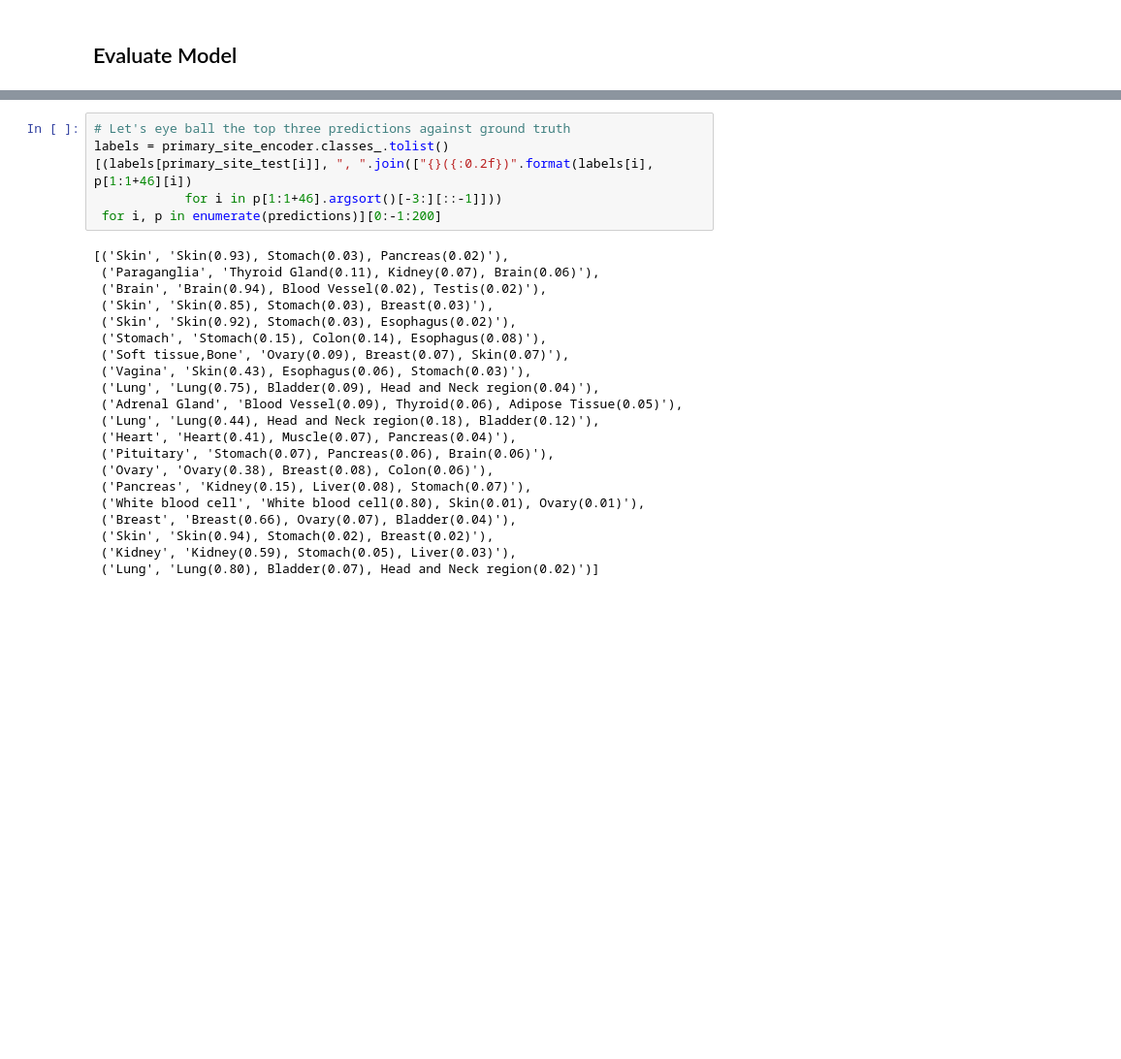
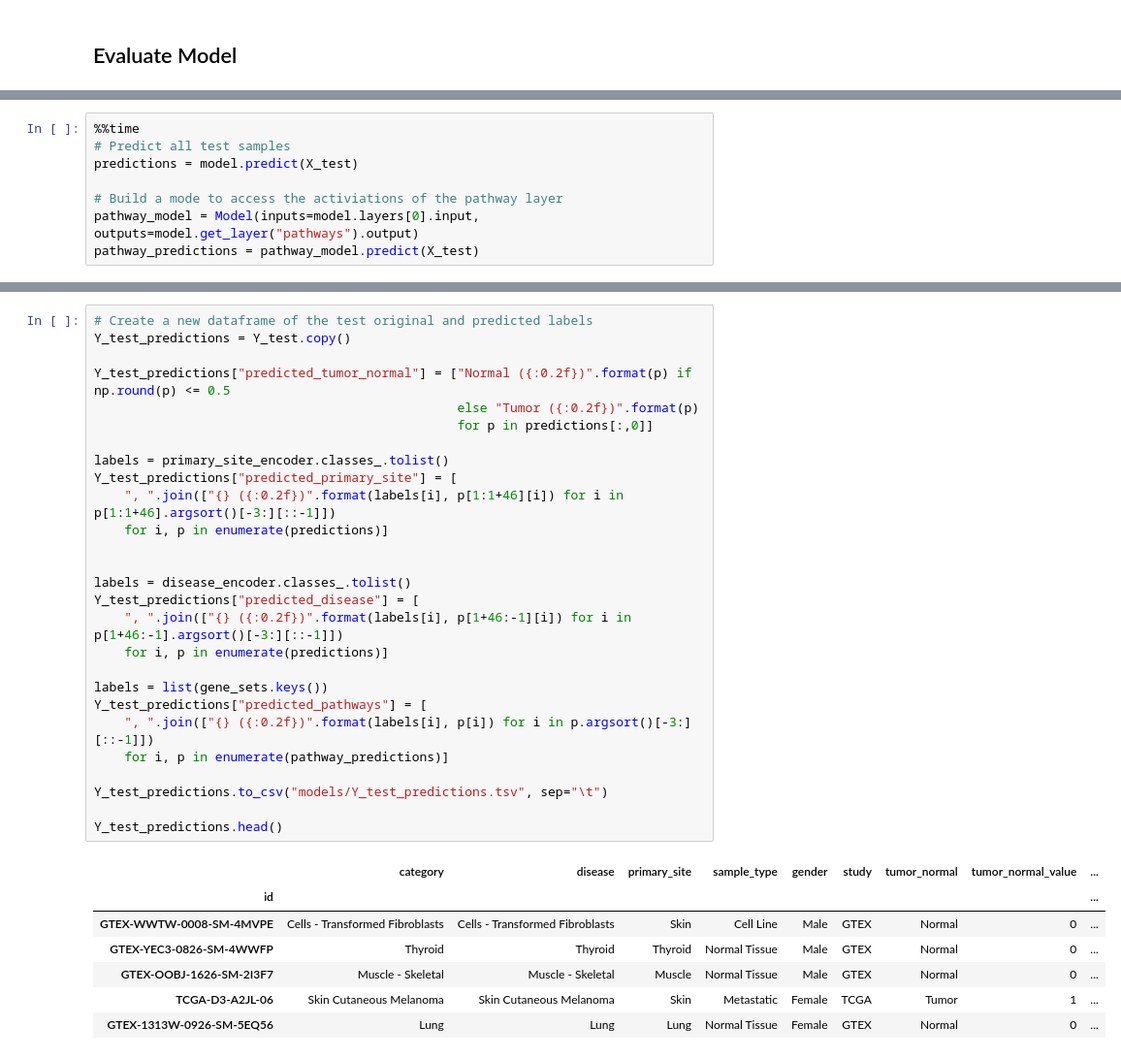
Before and after one commit to rcurrie/tumornormal, a Jupyter notebook: pathways.ipynb, the cells around one changed output, grey strips where cells are left out. Shown at 97% size. Cells and saved outputs as stored; diff of their text form; blank space fills up the shorter version.

```diff
--- a/pathways.ipynb
+++ b/pathways.ipynb
@@ -245,0 +235,8 @@ Wall time: 25.4 s
+# %%
+%%time
+# Predict all test samples
+predictions = model.predict(X_test)
+
+# Build a mode to access the activiations of the pathway layer
+pathway_model = Model(inputs=model.layers[0].input, outputs=model.get_layer("pathways").output)
+pathway_predictions = pathway_model.predict(X_test)
@@ -252,30 +252,38 @@ plt.show()
-# %%
-# Let's eye ball the top three predictions against ground truth
-labels = primary_site_encoder.classes_.tolist()
-[(labels[primary_site_test[i]], ", ".join(["{}({:0.2f})".format(labels[i], p[1:1+46][i])
-            for i in p[1:1+46].argsort()[-3:][::-1]]))
- for i, p in enumerate(predictions)][0:-1:200]
-# %% [output]
-[('Skin', 'Skin(0.93), Stomach(0.03), Pancreas(0.02)'),
- ('Paraganglia', 'Thyroid Gland(0.11), Kidney(0.07), Brain(0.06)'),
- ('Brain', 'Brain(0.94), Blood Vessel(0.02), Testis(0.02)'),
- ('Skin', 'Skin(0.85), Stomach(0.03), Breast(0.03)'),
- ('Skin', 'Skin(0.92), Stomach(0.03), Esophagus(0.02)'),
- ('Stomach', 'Stomach(0.15), Colon(0.14), Esophagus(0.08)'),
- ('Soft tissue,Bone', 'Ovary(0.09), Breast(0.07), Skin(0.07)'),
- ('Vagina', 'Skin(0.43), Esophagus(0.06), Stomach(0.03)'),
- ('Lung', 'Lung(0.75), Bladder(0.09), Head and Neck region(0.04)'),
- ('Adrenal Gland', 'Blood Vessel(0.09), Thyroid(0.06), Adipose Tissue(0.05)'),
- ('Lung', 'Lung(0.44), Head and Neck region(0.18), Bladder(0.12)'),
- ('Heart', 'Heart(0.41), Muscle(0.07), Pancreas(0.04)'),
- ('Pituitary', 'Stomach(0.07), Pancreas(0.06), Brain(0.06)'),
- ('Ovary', 'Ovary(0.38), Breast(0.08), Colon(0.06)'),
- ('Pancreas', 'Kidney(0.15), Liver(0.08), Stomach(0.07)'),
- ('White blood cell', 'White blood cell(0.80), Skin(0.01), Ovary(0.01)'),
- ('Breast', 'Breast(0.66), Ovary(0.07), Bladder(0.04)'),
- ('Skin', 'Skin(0.94), Stomach(0.02), Breast(0.02)'),
- ('Kidney', 'Kidney(0.59), Stomach(0.05), Liver(0.03)'),
- ('Lung', 'Lung(0.80), Bladder(0.07), Head and Neck region(0.02)')]
+# %%
+# Create a new dataframe of the test original and predicted labels
+Y_test_predictions = Y_test.copy()
+
+Y_test_predictions["predicted_tumor_normal"] = ["Normal ({:0.2f})".format(p) if np.round(p) <= 0.5
+                                                else "Tumor ({:0.2f})".format(p)
+                                                for p in predictions[:,0]]
+
+labels = primary_site_encoder.classes_.tolist()
+Y_test_predictions["predicted_primary_site"] = [
+    ", ".join(["{} ({:0.2f})".format(labels[i], p[1:1+46][i]) for i in p[1:1+46].argsort()[-3:][::-1]])
+    for i, p in enumerate(predictions)]
+
+
+labels = disease_encoder.classes_.tolist()
+Y_test_predictions["predicted_disease"] = [
+    ", ".join(["{} ({:0.2f})".format(labels[i], p[1+46:-1][i]) for i in p[1+46:-1].argsort()[-3:][::-1]])
+    for i, p in enumerate(predictions)]
+
+labels = list(gene_sets.keys())
+Y_test_predictions["predicted_pathways"] = [
+    ", ".join(["{} ({:0.2f})".format(labels[i], p[i]) for i in p.argsort()[-3:][::-1]])
+    for i, p in enumerate(pathway_predictions)]
+
+Y_test_predictions.to_csv("models/Y_test_predictions.tsv", sep="\t")
+
+Y_test_predictions.head()
+# %% [output]
+|  | category | disease | primary_site | sample_type | gender | study | tumor_normal | tumor_normal_value | ... |
+| id |  |  |  |  |  |  |  |  | ... |
+| GTEX-WWTW-0008-SM-4MVPE | Cells - Transformed Fibroblasts | Cells - Transformed Fibroblasts | Skin | Cell Line | Male | GTEX | Normal | 0 | ... |
+| GTEX-YEC3-0826-SM-4WWFP | Thyroid | Thyroid | Thyroid | Normal Tissue | Male | GTEX | Normal | 0 | ... |
+| GTEX-OOBJ-1626-SM-2I3F7 | Muscle - Skeletal | Muscle - Skeletal | Muscle | Normal Tissue | Male | GTEX | Normal | 0 | ... |
+| TCGA-D3-A2JL-06 | Skin Cutaneous Melanoma | Skin Cutaneous Melanoma | Skin | Metastatic | Female | TCGA | Tumor | 1 | ... |
+| GTEX-1313W-0926-SM-5EQ56 | Lung | Lung | Lung | Normal Tissue | Female | GTEX | Normal | 0 | ... |
 # %%
 # Plot confusion matrix for primary site
 import sklearn.metrics
```
Also changed, not shown: parts of 16 cells of this notebook, 2 other files.
